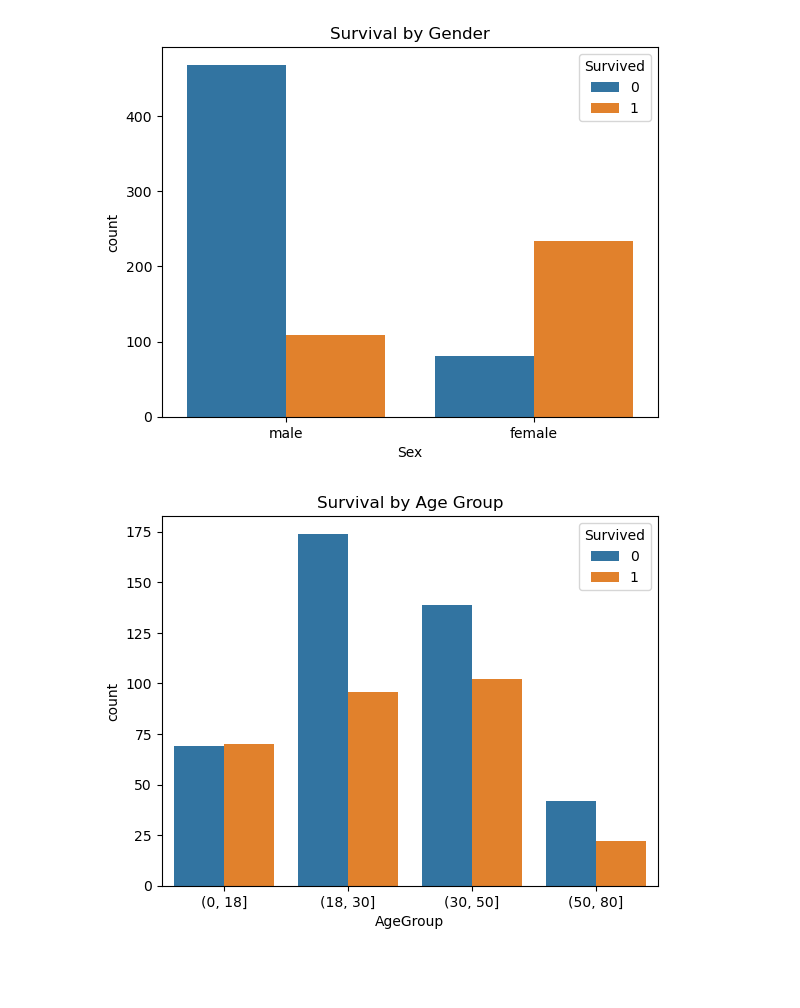
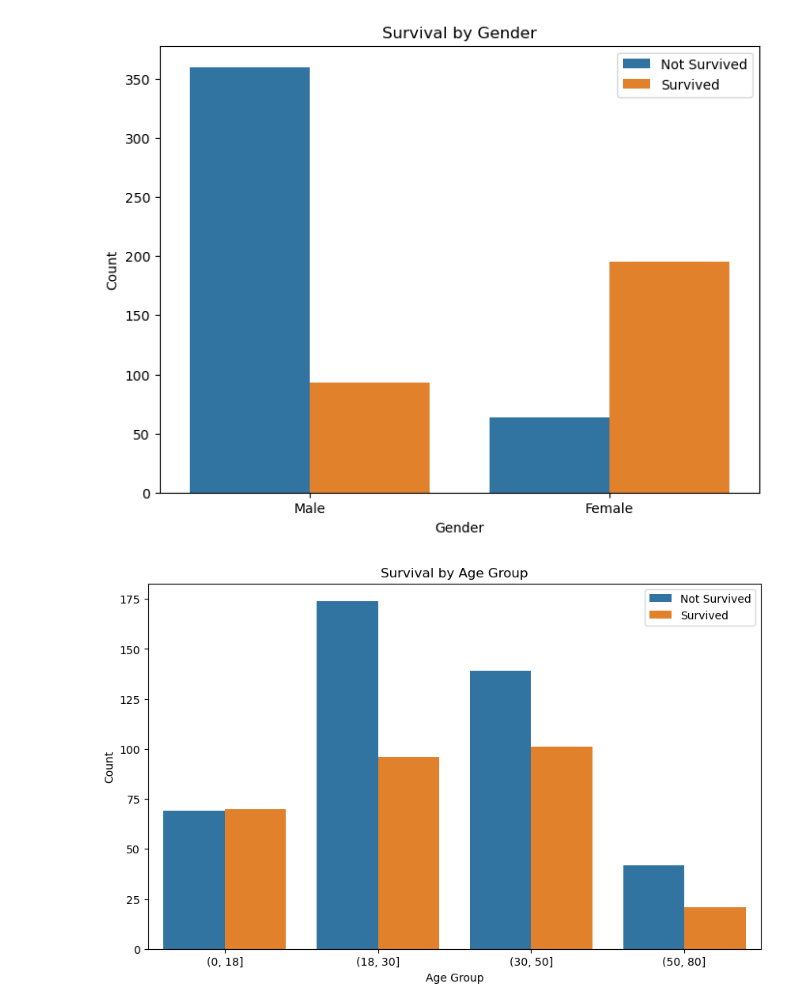
Before and after one commit to abhi534/Exploratory-Data-Analysis-EDA-for-Titanic-Disaster, a Jupyter notebook: Titanic (EDA).ipynb, the cells around one changed output. Saved outputs shown, nothing was run; the diff lists cells and outputs as text; code cells hidden in the pictures; blank space fills up the shorter version.

```diff
--- a/Titanic (EDA).ipynb
+++ b/Titanic (EDA).ipynb
@@ -54,0 +82,7 @@ max      6.000000  512.329200
+# %%
+# Drop rows with missing values in important columns
+titanic_df.dropna(subset=['Age', 'Embarked'], inplace=True)
+
+# Convert categorical variables to numeric
+titanic_df['Sex'] = titanic_df['Sex'].map({'male': 0, 'female': 1})
+titanic_df['Embarked'] = titanic_df['Embarked'].map({'S': 0, 'C': 1, 'Q': 2})
@@ -54,0 +91,12 @@ max      6.000000  512.329200
+# %%
+# Create a new feature 'FamilySize' combining 'SibSp' and 'Parch'
+titanic_df['FamilySize'] = titanic_df['SibSp'] + titanic_df['Parch']
+
+## Extract titles from the 'Name' column
+titanic_df['Title'] = titanic_df['Name'].str.extract(' ([A-Za-z]+)\.', expand=False)
+
+## Map rare titles to a common category
+titanic_df['Title'] = titanic_df['Title'].replace(['Lady', 'Countess', 'Capt', 'Col', 'Don', 'Dr', 'Major', 'Rev', 'Sir', 'Jonkheer', 'Dona'], 'Rare')
+titanic_df['Title'] = titanic_df['Title'].replace('Mlle', 'Miss')
+titanic_df['Title'] = titanic_df['Title'].replace('Ms', 'Miss')
+titanic_df['Title'] = titanic_df['Title'].replace('Mme', 'Mrs')
@@ -65,15 +116,24 @@ titanic_df['FamilySize'] = titanic_df['SibSp'] + titanic_df['Parch']
 # %%
-# Survival by gender
+# Visualize survival by gender
+plt.figure(figsize=(8, 6))
 sns.countplot(x='Sex', hue='Survived', data=titanic_df)
 plt.title('Survival by Gender')
+plt.xlabel('Gender')
+plt.ylabel('Count')
+plt.legend(['Not Survived', 'Survived'])
+plt.xticks([0, 1], ['Male', 'Female'])
 plt.show()
 # %% [output]
-[figure, old version]
+[figure, new version]
 # %%
-# Survival by age group
+# Visualize survival by age group
+plt.figure(figsize=(10, 6))
 titanic_df['AgeGroup'] = pd.cut(titanic_df['Age'], bins=[0, 18, 30, 50, 80])
 sns.countplot(x='AgeGroup', hue='Survived', data=titanic_df)
 plt.title('Survival by Age Group')
+plt.xlabel('Age Group')
+plt.ylabel('Count')
+plt.legend(['Not Survived', 'Survived'])
 plt.show()
 # %% [output]
-[figure, old version]
+[figure, new version]
```
Also changed, not shown: parts of 21 cells of this notebook.
